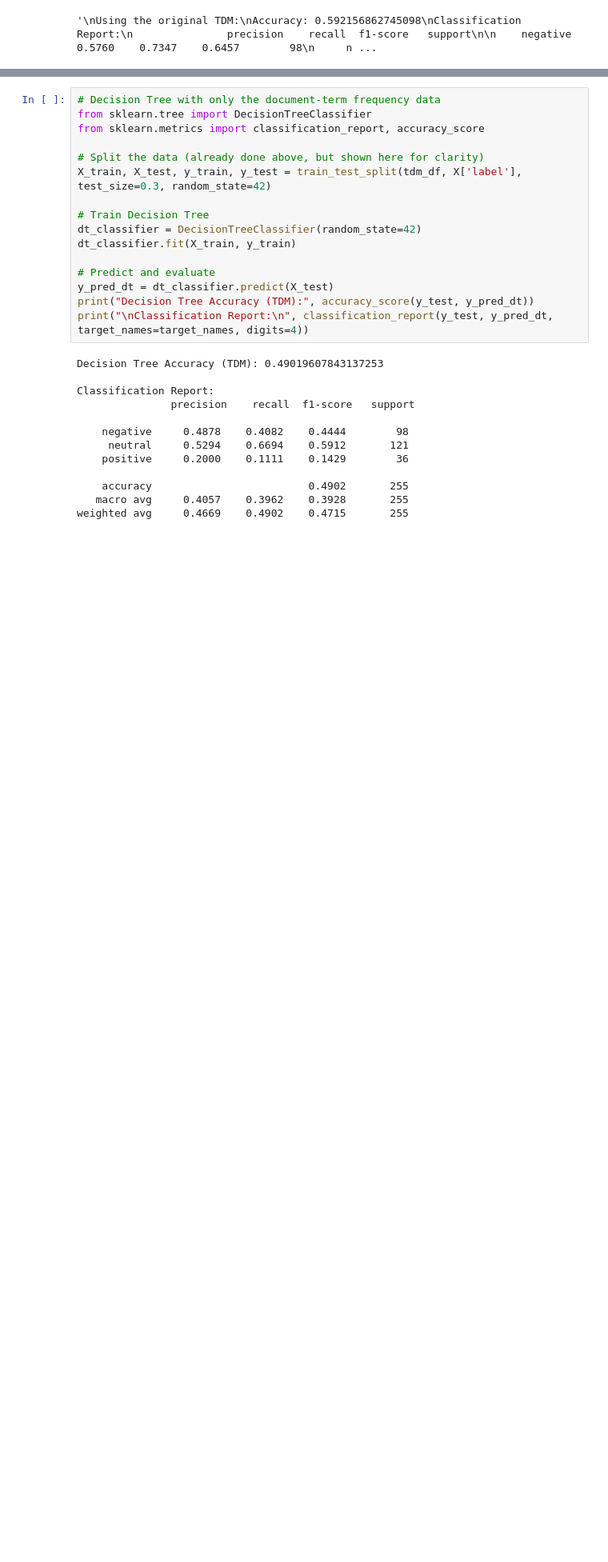
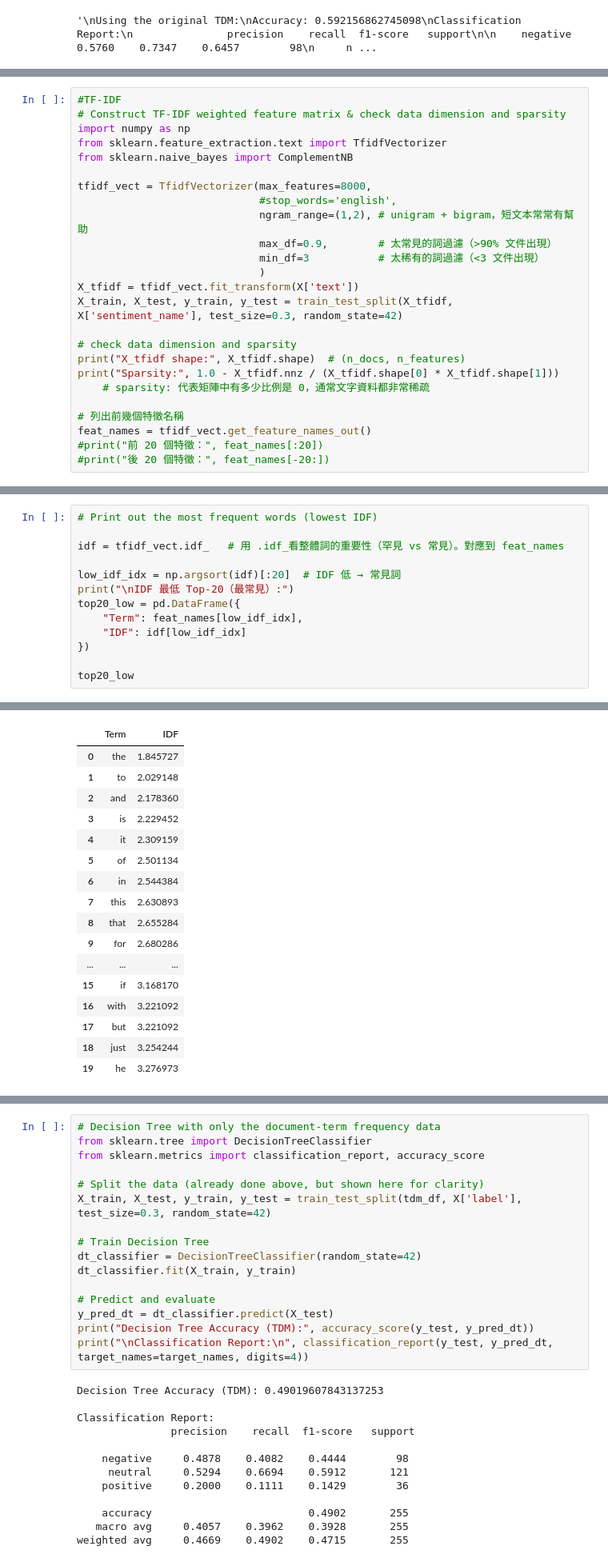
Before and after one commit to hsinyulin1323/DM2025-Lab1-Exercise, a Jupyter notebook: DM2025-Lab1-Homework.ipynb, the cells around one changed output, grey strips where cells are left out. Shown at 80% size. Saved outputs shown, nothing was run; the diff lists cells and outputs as text; blank space fills up the shorter version.

```diff
--- a/DM2025-Lab1-Homework.ipynb
+++ b/DM2025-Lab1-Homework.ipynb
@@ -1885,0 +1895,25 @@ and the Naive Bayes model remains limited in this context.
+# %%
+#TF-IDF
+# Construct TF-IDF weighted feature matrix & check data dimension and sparsity
+import numpy as np
+from sklearn.feature_extraction.text import TfidfVectorizer
+from sklearn.naive_bayes import ComplementNB
+
+tfidf_vect = TfidfVectorizer(max_features=8000,
+                             #stop_words='english',
+                             ngram_range=(1,2), # unigram + bigram，短文本常常有幫助
+                             max_df=0.9,        # 太常見的詞過濾（>90% 文件出現）
+                             min_df=3           # 太稀有的詞過濾（<3 文件出現）
+                             )
+X_tfidf = tfidf_vect.fit_transform(X['text'])
+X_train, X_test, y_train, y_test = train_test_split(X_tfidf, X['sentiment_name'], test_size=0.3, random_state=42)
+
+# check data dimension and sparsity
+print("X_tfidf shape:", X_tfidf.shape)  # (n_docs, n_features)
+print("Sparsity:", 1.0 - X_tfidf.nnz / (X_tfidf.shape[0] * X_tfidf.shape[1]))
+    # sparsity: 代表矩陣中有多少比例是 0，通常文字資料都非常稀疏
+
+# 列出前幾個特徵名稱
+feat_names = tfidf_vect.get_feature_names_out()
+#print("前 20 個特徵：", feat_names[:20])
+#print("後 20 個特徵：", feat_names[-20:])
@@ -1885,0 +1923,14 @@ and the Naive Bayes model remains limited in this context.
+# %%
+# Print out the most frequent words (lowest IDF)
+
+idf = tfidf_vect.idf_   # 用 .idf_看整體詞的重要性（罕見 vs 常見）。對應到 feat_names
+
+low_idf_idx = np.argsort(idf)[:20]  # IDF 低 → 常見詞
+print("\nIDF 最低 Top-20（最常見）:")
+top20_low = pd.DataFrame({
+    "Term": feat_names[low_idf_idx],
+    "IDF": idf[low_idf_idx]
+})
+
+top20_low
+# %% [output]
@@ -1885,0 +1938,17 @@ and the Naive Bayes model remains limited in this context.
+|  | Term | IDF |
+| 0 | the | 1.845727 |
+| 1 | to | 2.029148 |
+| 2 | and | 2.178360 |
+| 3 | is | 2.229452 |
+| 4 | it | 2.309159 |
+| 5 | of | 2.501134 |
+| 6 | in | 2.544384 |
+| 7 | this | 2.630893 |
+| 8 | that | 2.655284 |
+| 9 | for | 2.680286 |
+| ... | ... | ... |
+| 15 | if | 3.168170 |
+| 16 | with | 3.221092 |
+| 17 | but | 3.221092 |
+| 18 | just | 3.254244 |
+| 19 | he | 3.276973 |
```
Also changed, not shown: parts of 17 cells of this notebook.
